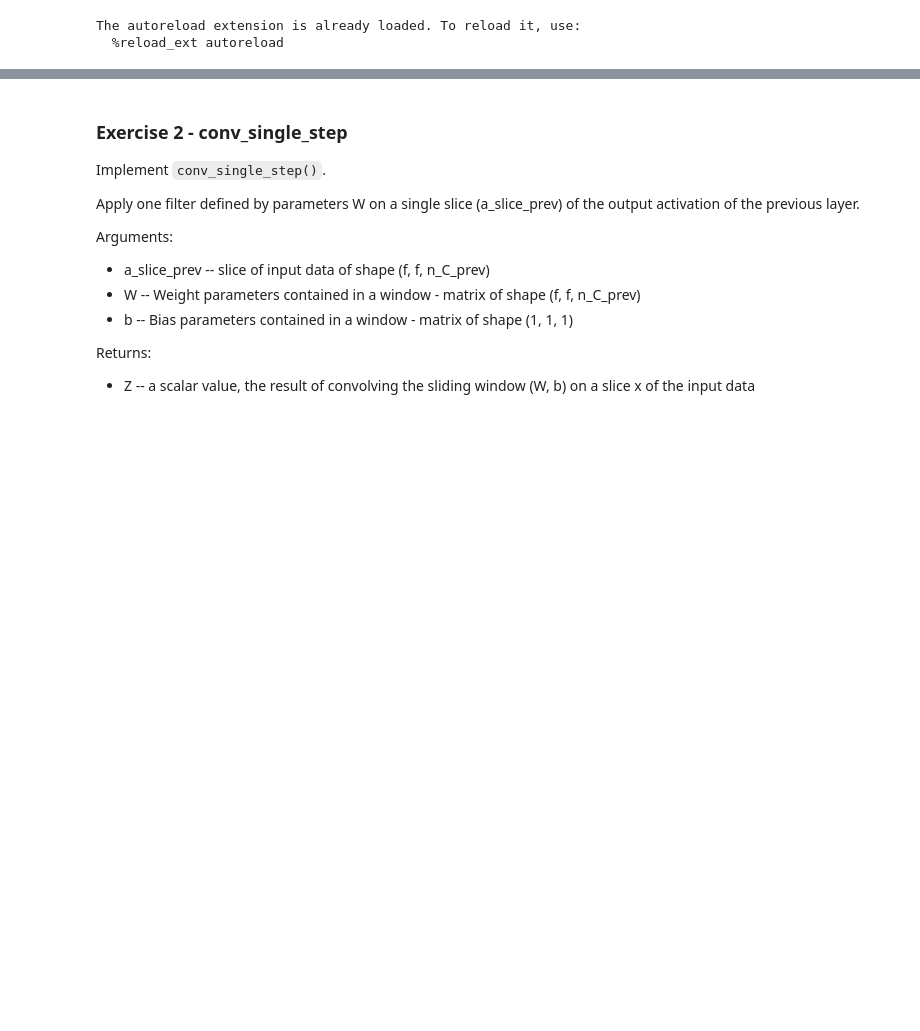
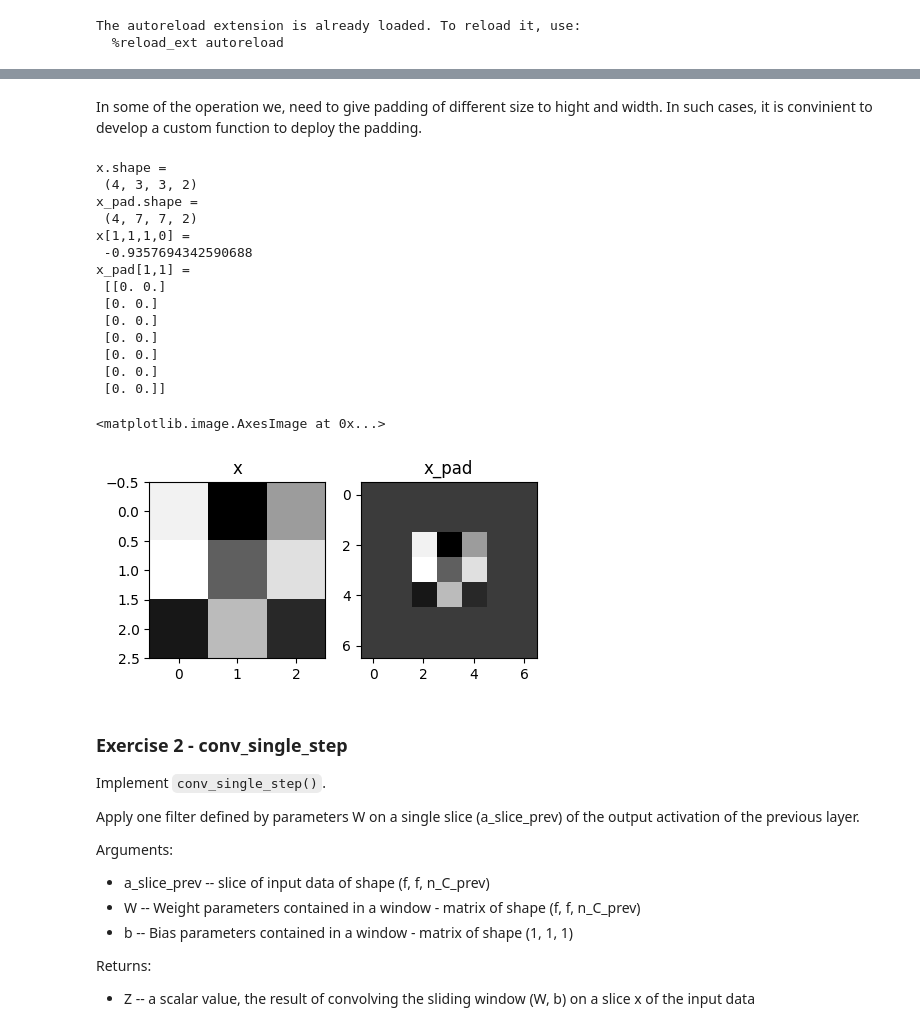
Before and after one commit to vkjadon/tf-CNN, a Jupyter notebook: tf116introCNN.ipynb, the cells around one changed output, grey strips where cells are left out. Cells and saved outputs as stored; diff of their text form; code cells hidden in the pictures; blank space fills up the shorter version.

```diff
--- a/tf116introCNN.ipynb
+++ b/tf116introCNN.ipynb
@@ -28,15 +19,0 @@ a = np.pad(a, ((0,0), (1,1), (0,0), (3,3), (0,0)), mode='constant', constant_val
-# %%
-def zero_pad(X, pad):
-    """
-    Pad with zeros all images of the dataset X. The padding is applied to the height and width of an image.
-
-    Argument:
-    X -- python numpy array of shape (m, n_H, n_W, n_C) representing a batch of m images
-    pad -- integer, amount of padding around each image on vertical and horizontal dimensions
-
-    Returns:
-    X_pad -- padded image of shape (m, n_H + 2 * pad, n_W + 2 * pad, n_C)
-    """
-    X_pad = np.pad(X, ((0,0), (pad,pad), (pad,pad), (0,0)), mode='constant', constant_values = (0,0))
-
-    return X_pad
@@ -43,17 +66,43 @@ def zero_pad(X, pad):
+# %% [markdown]
+In some of the operation we, need to give padding of different size to hight and width. In such cases, it is convinient to develop a custom function to deploy the padding.
+# %%
+def zero_pad(X, pad):
+
+  X_pad = np.pad(X, pad, mode='constant', constant_values = (0,0))
+
+  return X_pad
 # %%
 np.random.seed(1)
 x = np.random.randn(4, 3, 3, 2)
-x_pad = zero_pad(x, 3)
+pad=np.array([(0,0), (2,2), (2,2), (0,0)])
+x_pad = zero_pad(x, pad)
 print ("x.shape =\n", x.shape)
 print ("x_pad.shape =\n", x_pad.shape)
-print ("x[1,1,1,0] =\n", x[1, 1,1,0])
+print ("x[1,1,1,0] =\n", x[1, 1,1,1])
 print ("x_pad[1,1] =\n", x_pad[1, 1])
 
 fig, axarr = plt.subplots(1, 2)
 axarr[0].set_title('x')
 axarr[0].imshow(x[0, :, :, 0])
 axarr[1].set_title('x_pad')
 axarr[1].imshow(x_pad[0, :, :, 0])
+# %% [output]
+x.shape =
+ (4, 3, 3, 2)
+x_pad.shape =
+ (4, 7, 7, 2)
+x[1,1,1,0] =
+ -0.9357694342590688
+x_pad[1,1] =
+ [[0. 0.]
+ [0. 0.]
+ [0. 0.]
+ [0. 0.]
+ [0. 0.]
+ [0. 0.]
+ [0. 0.]]
+<matplotlib.image.AxesImage at 0x...>
+[figure, added]
 # %% [markdown]
 ### Exercise 2 - conv_single_step
 Implement `conv_single_step()`.
```
Also changed, not shown: parts of 6 cells of this notebook.
